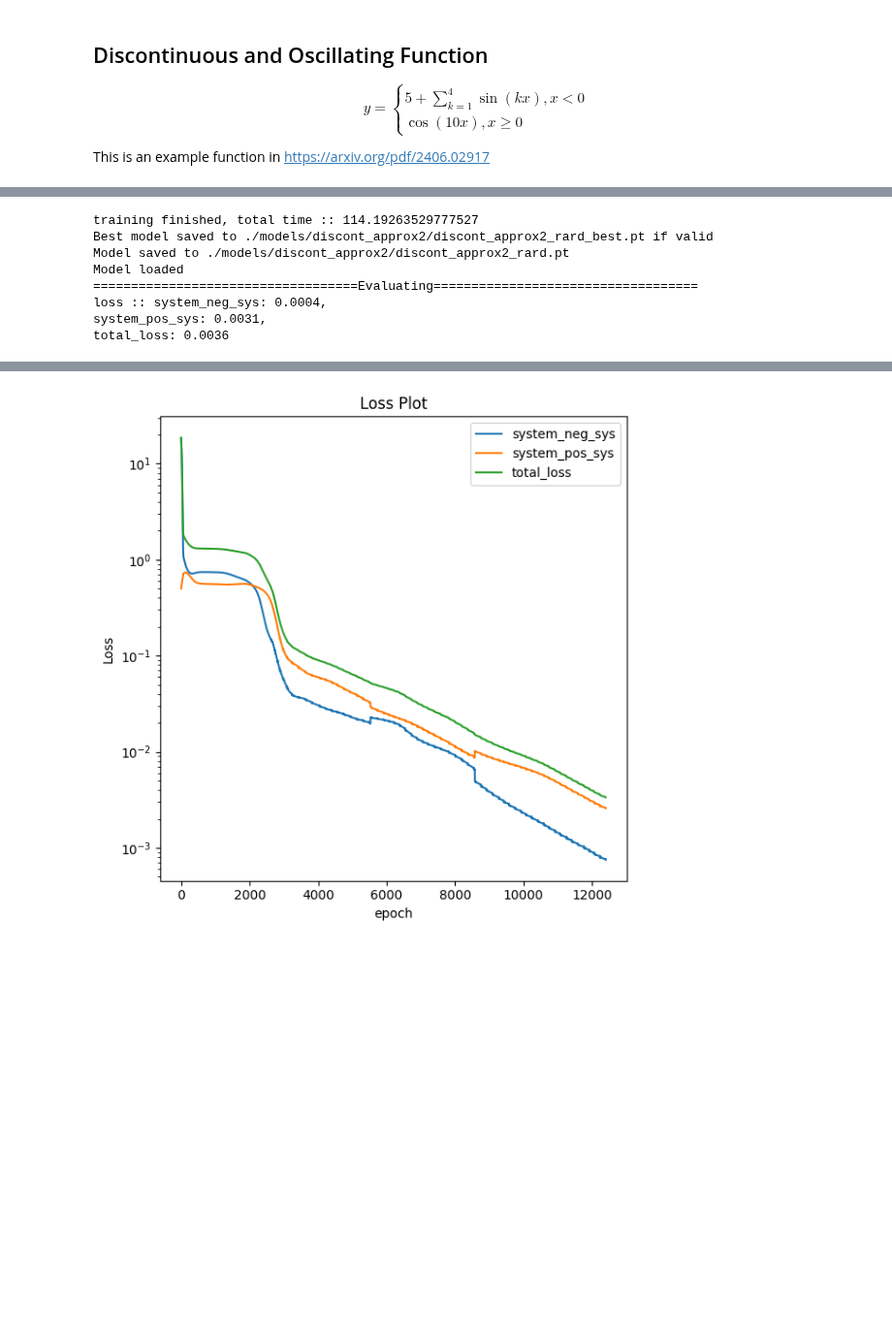
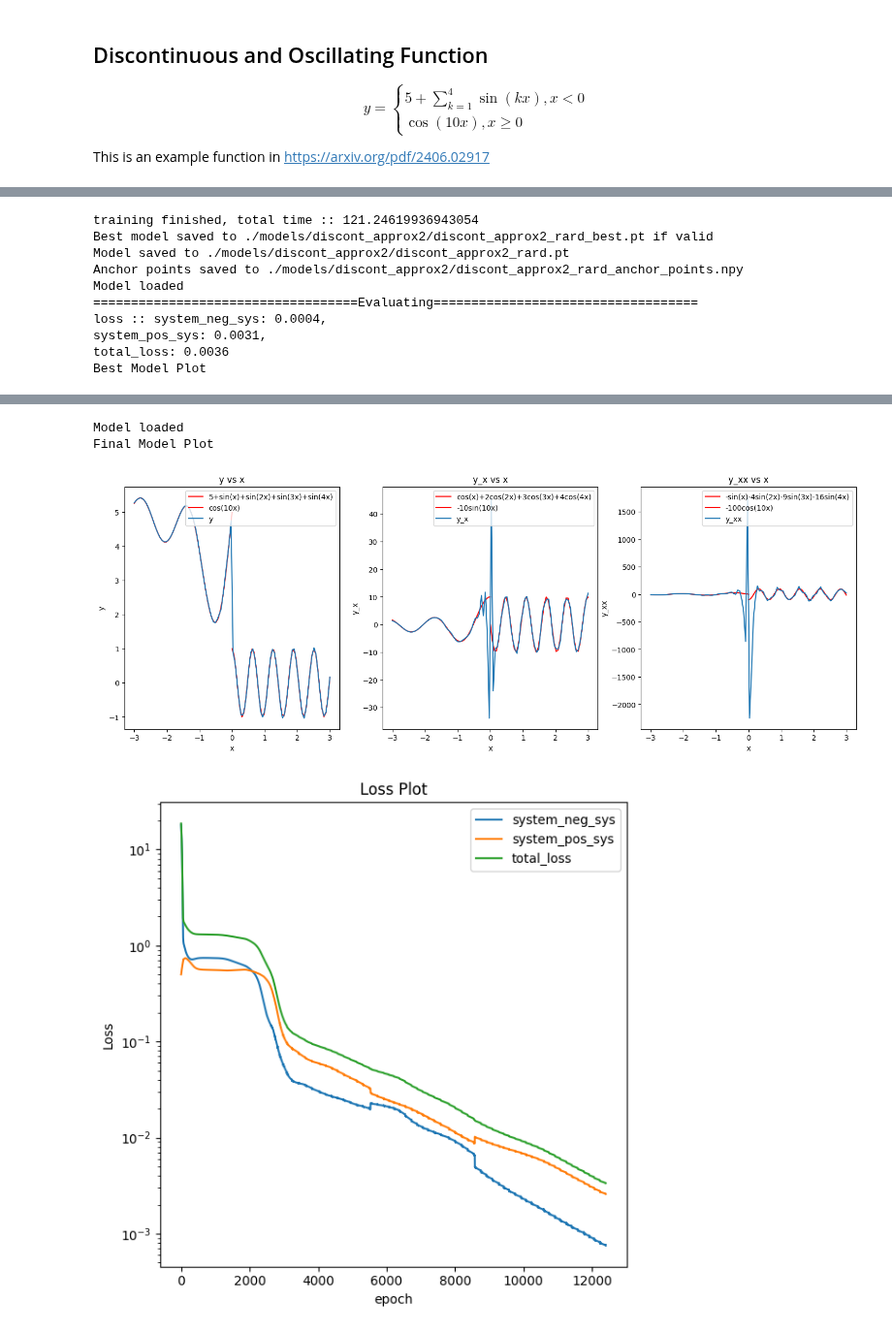
Before and after one commit to rotmanfinhub/deep-macrofin, a Jupyter notebook: examples/basic_examples/function_approximation_rar.ipynb, the cells around one changed output, grey strips where cells are left out. Shown at 97% size. Drawn from its saved outputs; the diff is of its cells as text; code cells hidden in the pictures; blank space fills up the shorter version.

```diff
--- a/examples/basic_examples/function_approximation_rar.ipynb
+++ b/examples/basic_examples/function_approximation_rar.ipynb
@@ -105,6 +127,7 @@ else:
     discont_approx2.load_model(torch.load("./models/discont_approx2/discont_approx2_rard_best.pt"))
     discont_approx2.eval_model(True)
 
+print("Best Model Plot")
 fig, ax = plt.subplots(1, 3, figsize=(18, 6))
 x = np.linspace(-3, 3)
 x_neg = np.linspace(-3, 0)
@@ -120,32 +143,62 @@ discont_approx2.endog_vars["y"].plot("y_x", {"x": [-3, 3]}, ax=ax[1])
 discont_approx2.endog_vars["y"].plot("y_xx", {"x": [-3, 3]}, ax=ax[2])
 plt.subplots_adjust()
 plt.show()
+
+discont_approx2.load_model(torch.load("./models/discont_approx2/discont_approx2_rard.pt"))
+print("Final Model Plot")
+fig, ax = plt.subplots(1, 3, figsize=(18, 6))
+x = np.linspace(-3, 3)
+x_neg = np.linspace(-3, 0)
+x_pos = np.linspace(0, 3)
+ax[0].plot(x_neg, 5+np.sin(x_neg)+np.sin(2*x_neg)+np.sin(3*x_neg)+np.sin(4*x_neg), label="5+sin(x)+sin(2x)+sin(3x)+sin(4x)", color="red")
+ax[0].plot(x_pos, np.cos(10*x_pos), label="cos(10x)", color="red")
+ax[1].plot(x_neg, np.cos(x_neg)+2*np.cos(2*x_neg)+3*np.cos(3*x_neg)+4*np.cos(4*x_neg), label="cos(x)+2cos(2x)+3cos(3x)+4cos(4x)", color="red")
+ax[1].plot(x_pos, -10*np.sin(10*x_pos), label="-10sin(10x)", color="red")
+ax[2].plot(x_neg, -np.sin(x_neg)-4*np.sin(2*x_neg)-9*np.sin(3*x_neg)-16*np.sin(4*x_neg), label="-sin(x)-4sin(2x)-9sin(3x)-16sin(4x)", color="red")
+ax[2].plot(x_pos, -100*np.cos(10*x_pos), label="-100cos(10x)", color="red")
+discont_approx2.endog_vars["y"].plot("y", {"x": [-3, 3]}, ax=ax[0])
+discont_approx2.endog_vars["y"].plot("y_x", {"x": [-3, 3]}, ax=ax[1])
+discont_approx2.endog_vars["y"].plot("y_xx", {"x": [-3, 3]}, ax=ax[2])
+plt.subplots_adjust()
+plt.show()
+
 plot_loss_df(fn="./models/discont_approx2/discont_approx2_rard_min_loss.csv", loss_plot_fn="./models/discont_approx2/discont_approx2_rard_min_loss.png")
+
+fig, ax = plt.subplots(1, 1, figsize=(4, 4))
+anchor_points = np.load("./models/discont_approx2/discont_approx2_rard_anchor_points.npy").reshape(-1)
+ax.scatter(anchor_points, np.zeros_like(anchor_points), s=4)
+ax.set_title("RAR-D Anchor Points Sampled")
+plt.show()
 # %% [output]
 ==================Summary of Model discontinuous_approximator===================
 Config: {
  "batch_size": 100,
  "num_epochs": 30000,
  "lr": 0.001,
  "loss_log_interval": 100,
  "optimizer_type": "Adam",
  "sampling_method": "RAR-D",
  "refinement_interval": 200
 }
 Latex Variable Mapping:
 {}
 ... (64 lines left out)
 --------------------------------------------------------------------------------
 
 
 ====================================Training====================================
-training finished, total time :: 114.19263529777527
+training finished, total time :: 121.24619936943054
 Best model saved to ./models/discont_approx2/discont_approx2_rard_best.pt if valid
 Model saved to ./models/discont_approx2/discont_approx2_rard.pt
+Anchor points saved to ./models/discont_approx2/discont_approx2_rard_anchor_points.npy
 Model loaded
 ===================================Evaluating===================================
 loss :: system_neg_sys: 0.0004,
 system_pos_sys: 0.0031,
 total_loss: 0.0036
+Best Model Plot
 [figure]
+Model loaded
+Final Model Plot
-[figure, old version]
+[figure, new version]
+[figure, added]
```
Also changed, not shown: parts of 2 cells of this notebook, 4 other files.
